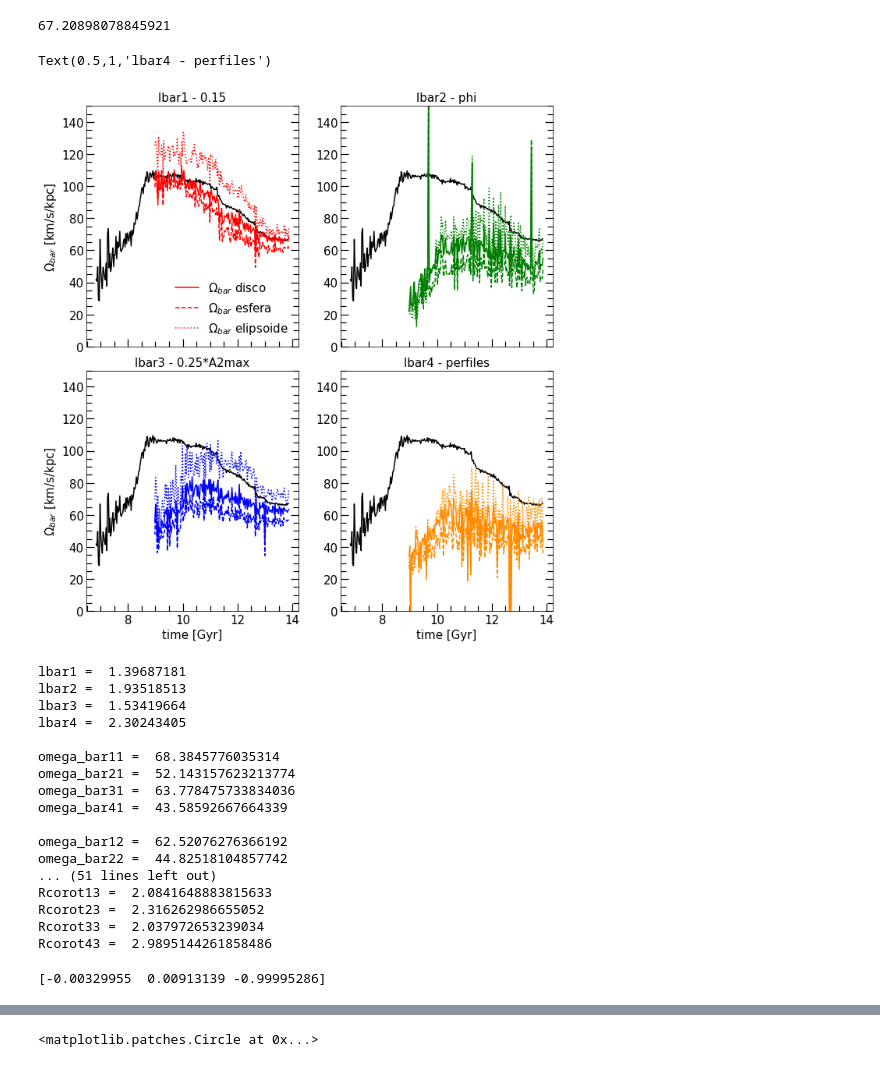
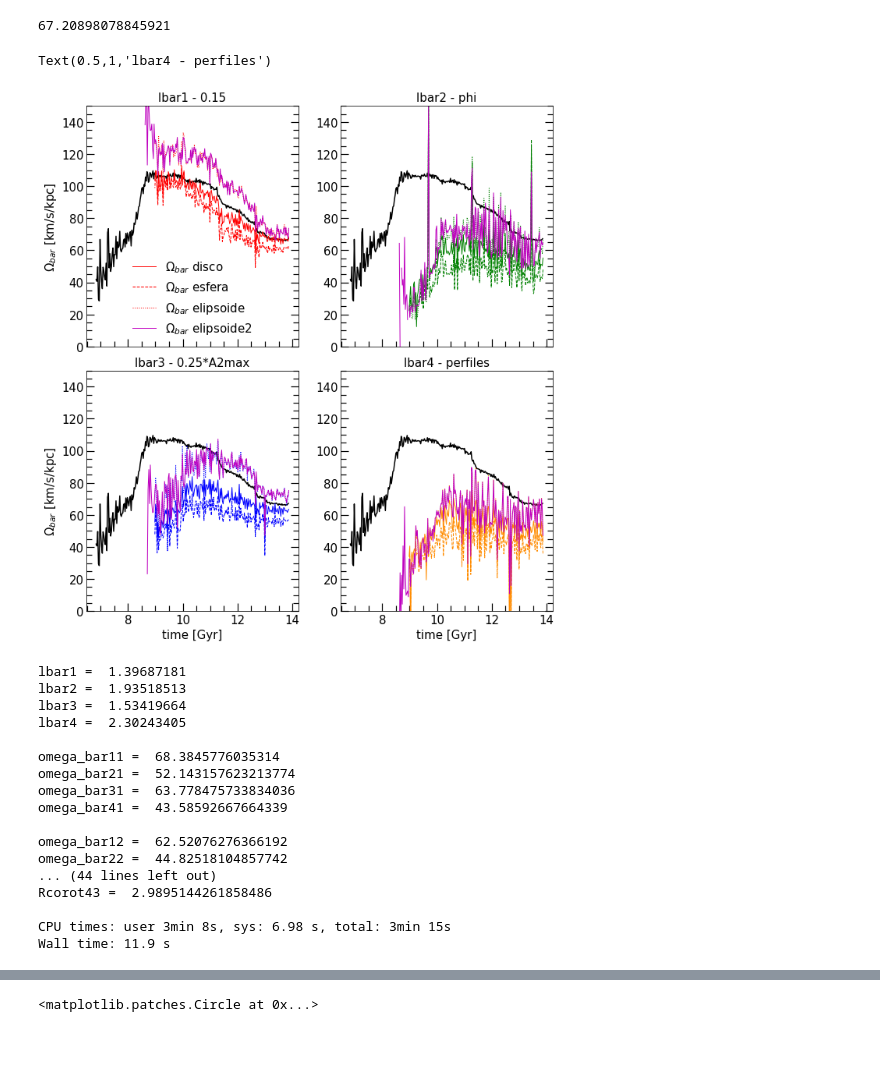
Before and after one commit to ornemarioni/Barras_GdGs, a Jupyter notebook: Barras_Gd/programs/patternspeed_test_referee.ipynb, the cells around one changed output, grey strips where cells are left out. Saved outputs shown, nothing was run; the diff lists cells and outputs as text; code cells hidden in the pictures.

Commit message:
omega elipsoide vs time

```diff
--- a/Barras_Gd/programs/patternspeed_test_referee.ipynb
+++ b/Barras_Gd/programs/patternspeed_test_referee.ipynb
@@ -380,15 +380,23 @@ omega13 = GADGET[:,9]
 omega23 = GADGET[:,10]
 omega33 = GADGET[:,11]
 omega43 = GADGET[:,12]
+
+GADGET2 = np.loadtxt(path+'omega_time_GD2.dat')
+time_    = GADGET2[:,0]
+omega13_ = GADGET2[:,9]
+omega23_ = GADGET2[:,10]
+omega33_ = GADGET2[:,11]
+omega43_ = GADGET2[:,12]
 # %%
 fig, ax = plt.subplots(nrows=2, ncols=2, figsize=(10,10), sharex=True)
 #                        gridspec_kw = {'height_ratios':[2,5]})
 fig.subplots_adjust(bottom=0.06, left =0.1, right = 0.93, top = 0.96, wspace=0.2, hspace= 0.1)
 
 ax[0,0].plot(tt, veloc_ang*2*np.pi/360.*1.0219051207939474,'k')
-ax[0,0].plot(time,omega11, color='r', label='$\Omega_{bar}$ disco')
-ax[0,0].plot(time,omega12, color='r', ls='--', label='$\Omega_{bar}$ esfera')
-ax[0,0].plot(time,omega13, color='r', ls=':', label='$\Omega_{bar}$ elipsoide')
+ax[0,0].plot(time,omega11, color='r', lw=1, label='$\Omega_{bar}$ disco')
+ax[0,0].plot(time,omega12, color='r', lw=1, ls='--', label='$\Omega_{bar}$ esfera')
+ax[0,0].plot(time,omega13, color='r', lw=1, ls=':', label='$\Omega_{bar}$ elipsoide')
+ax[0,0].plot(time_,omega13_,color='m', lw=1, ls='-', label='$\Omega_{bar}$ elipsoide2')
 ax[0,0].minorticks_on()
 ax[0,0].tick_params( labelsize=15)
 ax[0,0].tick_params('both', length=7, width=1.2,which='minor', direction='in', right=True,top=False)
@@ -400,49 +408,52 @@ ax[0,0].set_title('lbar1 - 0.15', fontsize=15)
 ax[0,0].legend(fontsize=15,frameon=False)
 
 ax[0,1].plot(tt, veloc_ang*2*np.pi/360.*1.0219051207939474,'k')
-ax[0,1].plot(time,omega21, color='g', label='$\Omega_{bar}$ disco')
-ax[0,1].plot(time,omega22, color='g', ls='--', label='$\Omega_{bar}$ esfera')
-ax[0,1].plot(time,omega23, color='g', ls=':',label='$\Omega_{bar}$ elipsoide')
+ax[0,1].plot(time,omega21, color='g', lw=1, label='$\Omega_{bar}$ disco')
+ax[0,1].plot(time,omega22, color='g', lw=1, ls='--', label='$\Omega_{bar}$ esfera')
+ax[0,1].plot(time,omega23, color='g', lw=1, ls=':',label='$\Omega_{bar}$ elipsoide')
+ax[0,1].plot(time_,omega23_,color='m', lw=1, ls='-',label='$\Omega_{bar}$ elipsoide2')
 ax[0,1].minorticks_on()
 ax[0,1].tick_params( labelsize=15)
 ax[0,1].tick_params('both', length=7, width=1.2,which='minor', direction='in', right=True,top=False)
 ax[0,1].tick_params('both', length=10, width=1.2,which='major', direction='in', right=True,top=False)
 # ax[0,1].set_ylabel('$\Omega_{bar}$ [km/s/kpc]',fontsize=15)
 # ax[0,1].set_xlabel('time [Gyr]',fontsize=15)
 ax[0,1].set_ylim(0,150)
 ax[0,1].set_title('lbar2 - phi', fontsize=15)
 # ax[0,1].legend(fontsize=15,frameon=False)
 
 ax[1,0].plot(tt, veloc_ang*2*np.pi/360.*1.0219051207939474,'k')
-ax[1,0].plot(time,omega31, color='b', label='$\Omega_{bar}$ disco')
-ax[1,0].plot(time,omega32, color='b', ls='--', label='$\Omega_{bar}$ esfera')
-ax[1,0].plot(time,omega33, color='b', ls=':',label='$\Omega_{bar}$ elipsoide')
+ax[1,0].plot(time,omega31, color='b', lw=1, label='$\Omega_{bar}$ disco')
+ax[1,0].plot(time,omega32, color='b', lw=1, ls='--', label='$\Omega_{bar}$ esfera')
+ax[1,0].plot(time,omega33, color='b', lw=1, ls=':',label='$\Omega_{bar}$ elipsoide')
+ax[1,0].plot(time_,omega33_,color='m', lw=1, ls='-',label='$\Omega_{bar}$ elipsoide2')
 ax[1,0].minorticks_on()
 ax[1,0].tick_params( labelsize=15)
 ax[1,0].tick_params('both', length=7, width=1.2,which='minor', direction='in', right=True,top=False)
 ax[1,0].tick_params('both', length=10, width=1.2,which='major', direction='in', right=True,top=False)
 ax[1,0].set_ylabel('$\Omega_{bar}$ [km/s/kpc]',fontsize=15)
 ax[1,0].set_xlabel('time [Gyr]',fontsize=15)
 ax[1,0].set_ylim(0,150)
 ax[1,0].set_title('lbar3 - 0.25*A2max', fontsize=15)
 # ax[1,0].legend(fontsize=15,frameon=False)
 
 ax[1,1].plot(tt, veloc_ang*2*np.pi/360.*1.0219051207939474,'k')
-ax[1,1].plot(time,omega41, color='darkorange', label='$\Omega_{bar}$ disco')
-ax[1,1].plot(time,omega42, color='darkorange', ls='--', label='$\Omega_{bar}$ esfera')
-ax[1,1].plot(time,omega43, color='darkorange', ls=':',label='$\Omega_{bar}$ elipsoide')
+ax[1,1].plot(time,omega41, color='darkorange', lw=1, label='$\Omega_{bar}$ disco')
+ax[1,1].plot(time,omega42, color='darkorange', lw=1, ls='--', label='$\Omega_{bar}$ esfera')
+ax[1,1].plot(time,omega43, color='darkorange', lw=1, ls=':',label='$\Omega_{bar}$ elipsoide')
+ax[1,1].plot(time_,omega43_,color='m', lw=1, ls='-',label='$\Omega_{bar}$ elipsoide')
 ax[1,1].minorticks_on()
 ax[1,1].tick_params( labelsize=15)
 ax[1,1].tick_params('both', length=7, width=1.2,which='minor', direction='in', right=True,top=False)
 ax[1,1].tick_params('both', length=10, width=1.2,which='major', direction='in', right=True,top=False)
 # ax[1,1].set_ylabel('$\Omega_{bar}$ [km/s/kpc]',fontsize=15)
 ax[1,1].set_xlabel('time [Gyr]',fontsize=15)
 ax[1,1].set_ylim(0,150)
 ax[1,1].set_title('lbar4 - perfiles', fontsize=15)
 # ax[1,1].legend(fontsize=15,frameon=False)
 # %% [output]
 Text(0.5,1,'lbar4 - perfiles')
-[figure, old version]
+[figure, new version]
 # %%
 import numpy as np
 path = '/home/omarioni/Barras_GdGs/Barras_Gd/_data/correcciones/'
@@ -464,6 +475,7 @@ MWgs_lbar2 = GASOLINE[1,2]
 MWgs_lbar3 = GASOLINE[1,3]
 MWgs_lbar4 = GASOLINE[1,4]
 # %%
+%%time
 import matplotlib.pyplot as plt
 import h5py
 import rotation_mio as rot
@@ -700,26 +712,30 @@ print 'A3=', A3, 'B3=', B3, 'C3=', C3
 print 'A4=', A4, 'B4=', B4, 'C4=', C4, '\n'
 
 
-omegabar13n, xn1n, yn1n, zn1n, V11, V21, V31, A1, B1, C1 = elipsoide2(xn,yn,zn,vxn,vyn,vzn,mstr,M31gd_lbar1)
-omegabar23n, xn2n, yn2n, zn2n, V12, V22, V32, A2, B2, C2 = elipsoide2(xn,yn,zn,vxn,vyn,vzn,mstr,M31gd_lbar2)
-omegabar33n, xn3n, yn3n, zn3n, V13, V23, V33, A3, B3, C3 = elipsoide2(xn,yn,zn,vxn,vyn,vzn,mstr,M31gd_lbar3)
-omegabar43n, xn4n, yn4n, zn4n, V14, V24, V34, A4, B4, C4 = elipsoide2(xn,yn,zn,vxn,vyn,vzn,mstr,M31gd_lbar4)
+# omegabar13n, xn1n, yn1n, zn1n, V11, V21, V31, A1, B1, C1 = elipsoide2(xn,yn,zn,vxn,vyn,vzn,mstr,M31gd_lbar1)
+# omegabar23n, xn2n, yn2n, zn2n, V12, V22, V32, A2, B2, C2 = elipsoide2(xn,yn,zn,vxn,vyn,vzn,mstr,M31gd_lbar2)
+# omegabar33n, xn3n, yn3n, zn3n, V13, V23, V33, A3, B3, C3 = elipsoide2(xn,yn,zn,vxn,vyn,vzn,mstr,M31gd_lbar3)
+# omegabar43n, xn4n, yn4n, zn4n, V14, V24, V34, A4, B4, C4 = elipsoide2(xn,yn,zn,vxn,vyn,vzn,mstr,M31gd_lbar4)
 
+omegabar13n = elipsoide2(xn,yn,zn,vxn,vyn,vzn,mstr,M31gd_lbar1)
+omegabar23n = elipsoide2(xn,yn,zn,vxn,vyn,vzn,mstr,M31gd_lbar2)
+omegabar33n = elipsoide2(xn,yn,zn,vxn,vyn,vzn,mstr,M31gd_lbar3)
+omegabar43n = elipsoide2(xn,yn,zn,vxn,vyn,vzn,mstr,M31gd_lbar4)
 
 print 'omega_bar13_new = ', omegabar13n
 print 'omega_bar23_new = ', omegabar23n
 print 'omega_bar33_new = ', omegabar33n
 print 'omega_bar43_new = ', omegabar43n, '\n'
 
-print 'V1', V11, V21, V31
-print 'V2', V12, V22, V32
-print 'V3', V13, V23, V33
-print 'V4', V14, V24, V34, '\n'
+# print 'V1', V11, V21, V31
+# print 'V2', V12, V22, V32
+# print 'V3', V13, V23, V33
+# print 'V4', V14, V24, V34, '\n'
 
-print 'A1=', A1, 'B1=', B1, 'C1=', C1
-print 'A2=', A2, 'B2=', B2, 'C2=', C2
-print 'A3=', A3, 'B3=', B3, 'C3=', C3
-print 'A4=', A4, 'B4=', B4, 'C4=', C4, '\n'
+# print 'A1=', A1, 'B1=', B1, 'C1=', C1
+# print 'A2=', A2, 'B2=', B2, 'C2=', C2
+# print 'A3=', A3, 'B3=', B3, 'C3=', C3
+# print 'A4=', A4, 'B4=', B4, 'C4=', C4, '\n'
 #-----------------------------------------------------------------------
 #---- Rcorot -----------------------------------------------------------
 #-----------------------------------------------------------------------
@@ -771,13 +787,8 @@ omega_bar41 =  43.58592667664339
 
 omega_bar12 =  62.52076276366192
 omega_bar22 =  44.82518104857742
-... (51 lines left out)
-Rcorot13 =  2.0841648883815633
-Rcorot23 =  2.316262986655052
-Rcorot33 =  2.037972653239034
+... (44 lines left out)
 Rcorot43 =  2.9895144261858486
+
+CPU times: user 3min 8s, sys: 6.98 s, total: 3min 15s
+Wall time: 11.9 s
-# %%
-cruz = np.cross(V11,V21)
-print cruz
-# %% [output]
-[-0.00329955  0.00913139 -0.99995286]
```
Also changed, not shown: parts of 11 cells of this notebook, 2 other files.
